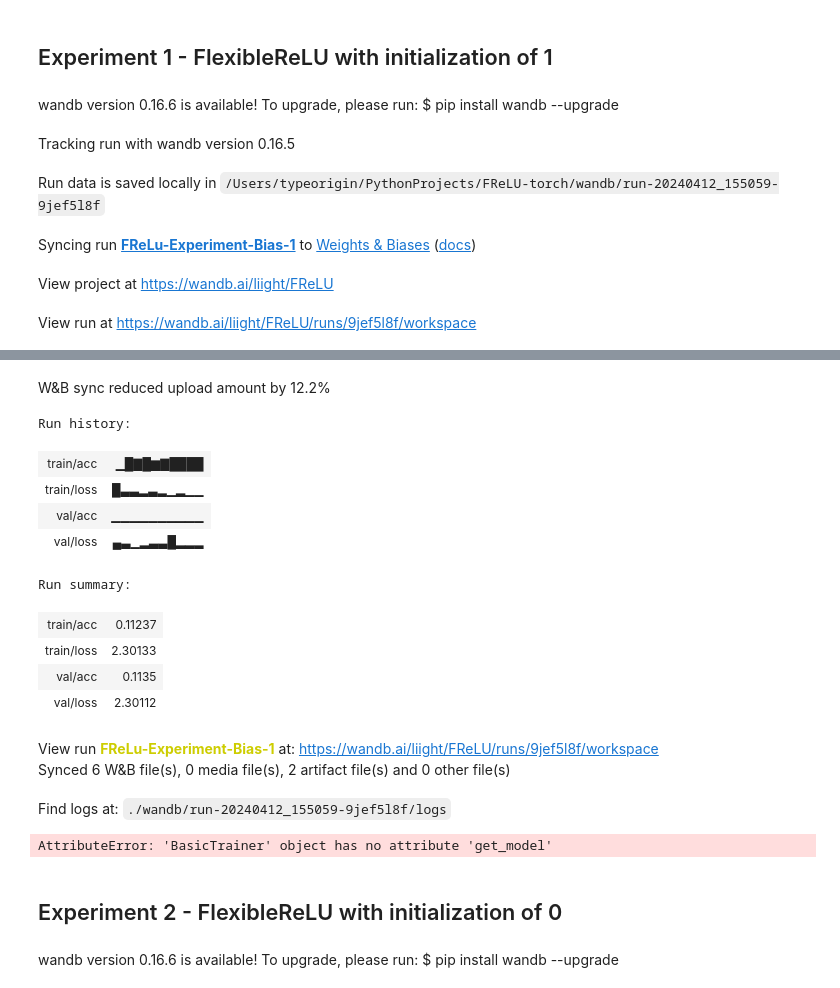
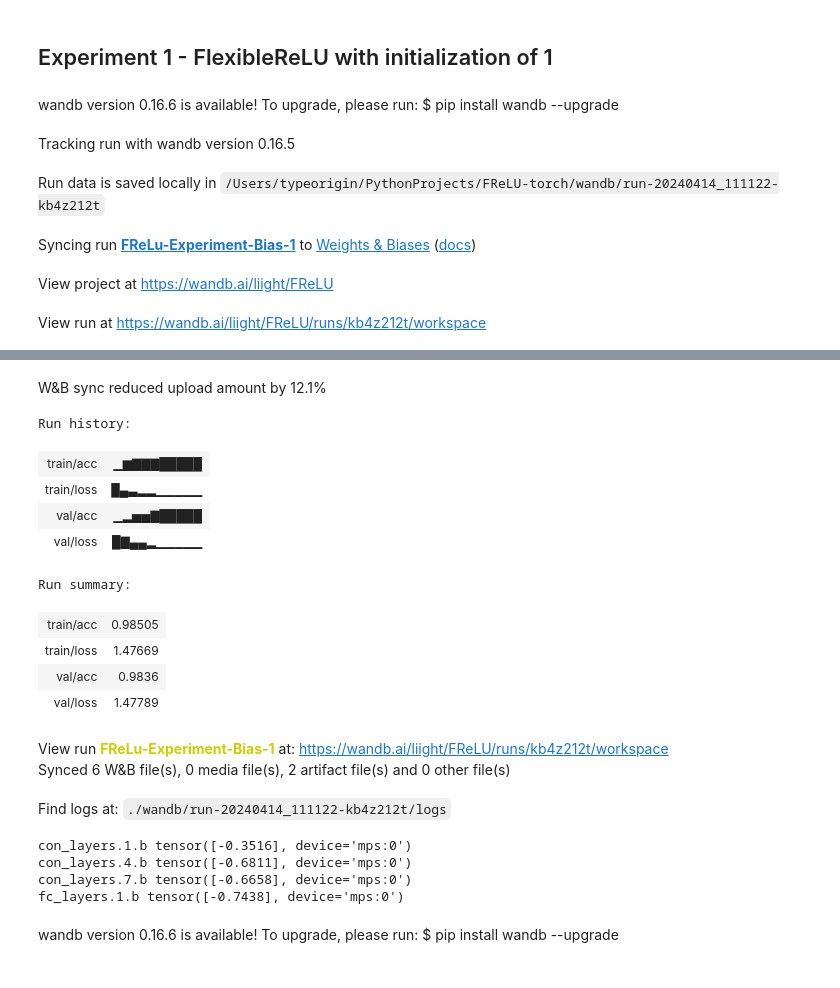
Before and after one commit to cgfalcon/FReLU-torch, a Jupyter notebook: experiments.ipynb, the cells around one changed output, grey strips where cells are left out. Saved outputs shown, nothing was run; the diff lists cells and outputs as text; code cells hidden in the pictures.

Commit message:
Update training framework

```diff
--- a/experiments.ipynb
+++ b/experiments.ipynb
@@ -100,7 +100,7 @@ exper_configs = {
     'model': 'SimpleFReLUModel',
     'dataset': 'MINST',
     'model_args': {
-        'frelu_init': 1
+        'frelu_init': -0.3
     }
 }
 
@@ -123,7 +123,7 @@ except Exception as e:
 # %% [output]
 wandb version 0.16.6 is available! To upgrade, please run: $ pip install wandb --upgrade
 Tracking run with wandb version 0.16.5
-Run data is saved locally in /Users/typeorigin/PythonProjects/FReLU-torch/wandb/run-20240412_155059-9jef5l8f
+Run data is saved locally in /Users/typeorigin/PythonProjects/FReLU-torch/wandb/run-20240414_111122-kb4z212t
 Syncing run FReLu-Experiment-Bias-1 to Weights & Biases (docs)
 View project at https://wandb.ai/liight/FReLU
-View run at https://wandb.ai/liight/FReLU/runs/9jef5l8f/workspace
+View run at https://wandb.ai/liight/FReLU/runs/kb4z212t/workspace
@@ -147,25 +147,27 @@ Model SimpleFReLUModel loaded, SimpleFReLUModel(
-W&B sync reduced upload amount by 12.2%
+W&B sync reduced upload amount by 12.1%
 Run history:
-| train/acc | ▁█▇█▆▇████ |
-| train/loss | █▃▃▂▃▂▁▂▁▁ |
-| val/acc | ▁▁▁▁▁▁▁▁▁▁ |
-| val/loss | ▄▃▁▂▃▃█▂▂▂ |
+| train/acc | ▁▆▇▇▇█████ |
+| train/loss | █▄▃▂▂▁▁▁▁▁ |
+| val/acc | ▁▂▅▅▇█████ |
+| val/loss | █▇▄▄▂▁▁▁▁▁ |
 Run summary:
-| train/acc | 0.11237 |
-| train/loss | 2.30133 |
-| val/acc | 0.1135 |
-| val/loss | 2.30112 |
+| train/acc | 0.98505 |
+| train/loss | 1.47669 |
+| val/acc | 0.9836 |
+| val/loss | 1.47789 |
-View run FReLu-Experiment-Bias-1 at: https://wandb.ai/liight/FReLU/runs/9jef5l8f/workspace
+View run FReLu-Experiment-Bias-1 at: https://wandb.ai/liight/FReLU/runs/kb4z212t/workspace
 Synced 6 W&B file(s), 0 media file(s), 2 artifact file(s) and 0 other file(s)
-Find logs at: ./wandb/run-20240412_155059-9jef5l8f/logs
+Find logs at: ./wandb/run-20240414_111122-kb4z212t/logs
 # %%
 for name, param in trainer.get_model().named_parameters():
     if param.requires_grad:
-        print(name, param.data)
+        if name.endswith('.b'):
+            print(name, param.data)
 # %% [output]
-AttributeError: 'BasicTrainer' object has no attribute 'get_model'
+con_layers.1.b tensor([-0.3516], device='mps:0')
+con_layers.4.b tensor([-0.6811], device='mps:0')
+con_layers.7.b tensor([-0.6658], device='mps:0')
+fc_layers.1.b tensor([-0.7438], device='mps:0')
-# %% [markdown]
-## Experiment 2 - FlexibleReLU with initialization of 0
 # %%
 exper_configs = {
     'lr': 0.1,
```
Also changed, not shown: parts of 1 cell of this notebook, 12 other files.
